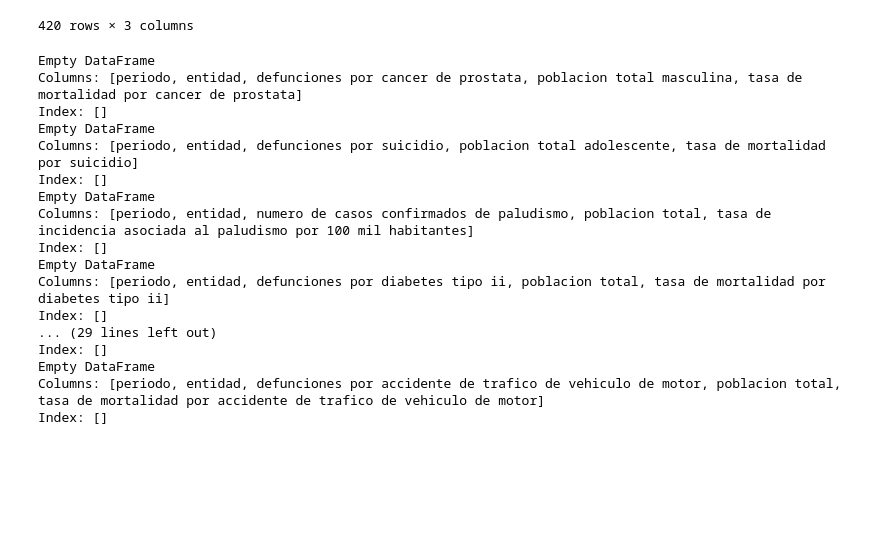
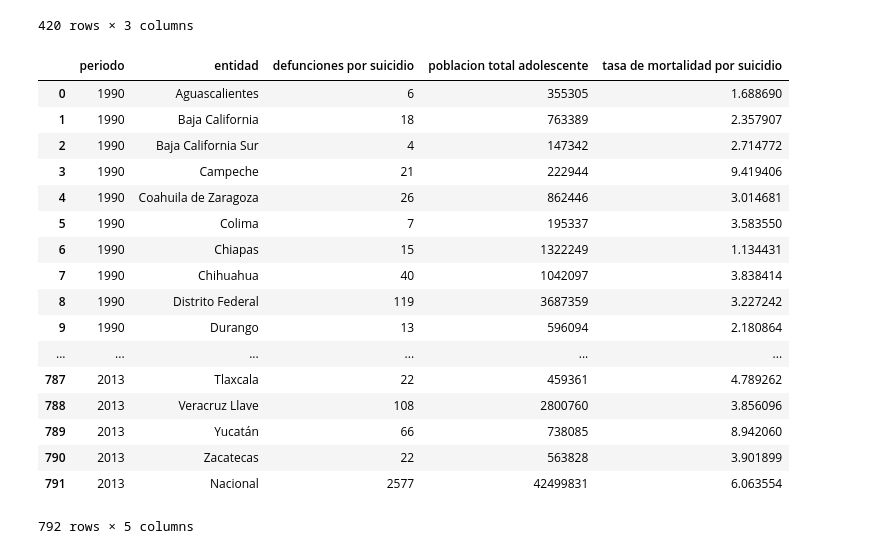
Before and after one commit to reneang17/esperanstica, a Jupyter notebook: indicadores-ods/salud/death-rate-analisis.ipynb, the cells around one changed output. Drawn from its saved outputs; the diff is of its cells as text; code cells hidden in the pictures; blank space fills up the shorter version.

Commit message:
Small progress on analisys of breast cancer

```diff
--- a/indicadores-ods/salud/death-rate-analisis.ipynb
+++ b/indicadores-ods/salud/death-rate-analisis.ipynb
@@ -23,7 +23,7 @@ cf.go_offline()
 import os
 
 path =  os.getcwd()
-datafolder="/tasa_mortalidad_serie_sistorica/"
+datafolder="/datos-tasa-mortalidad/"
 
 filenames = os.listdir(path+datafolder)
 # %%
@@ -52,15 +52,20 @@ dfs[9].rename(index=str,columns={'Tasa de Letalidad por 100':'tasa de letalidad
 # %%
 import string
 from unidecode import unidecode
+# %%
+
+for i in range(len(dfs)):
+    reps={a:unidecode(a).lower() for a in list(dfs[i])}
+    dfs[i].rename(index=str,columns=reps, inplace=True)
 # %%
-reps_global={
-      'entidad de ocurrencia':'entidad','entidad federativa':'entidad','entidad de residencia':'entidad',
+reps_global={'entidad federativa':'entidad',
+      'entidad de ocurrencia':'entidad','entidad de residencia':'entidad',
       'numero de casos confirmados de paludismo con prueba de gota gruesa positiva que fueron registrados':'numero de casos confirmados de paludismo',
       'tasa de mortalidad por tuberculosis (todas las formas), defunciones por cada 100 mil habitantes':'tasa de mortalidad por tuberculosis',
       'tasa de incidencia asociada a la tuberculosis (todas las formas) por 100 mil habitantes':'tasa de incidencia asociada a la tuberculosis',
       'numero de casos confirmados para fiebre hemorragica por dengue confirmados por laboratorio':'numero de confirmados para fiebre hemorragica por dengue'
             }
 for i in range(len(dfs)):
-    reps={a:unidecode(a).lower() for a in list(dfs[i])}
-    dfs[i].rename(index=str,columns=reps, inplace=True)
     dfs[i].rename(index=str,columns=reps_global, inplace=True)
+
+list(dfs[9])
@@ -143,27 +156,27 @@ master_df[Dengue]
 | 418 | 19 | 2805 | 0.677362 |
 | 419 | 0 | 0 | 0.000000 |
 420 rows × 3 columns
-# %%
-for df in dfs:
-    print(df.head(0))
-# %% [output]
-Empty DataFrame
-Columns: [periodo, entidad, defunciones por cancer de prostata, poblacion total masculina, tasa de mortalidad por cancer de prostata]
-Index: []
-Empty DataFrame
-Columns: [periodo, entidad, defunciones por suicidio, poblacion total adolescente, tasa de mortalidad por suicidio]
-Index: []
-Empty DataFrame
-Columns: [periodo, entidad, numero de casos confirmados de paludismo, poblacion total, tasa de incidencia asociada al paludismo por 100 mil habitantes]
-Index: []
-Empty DataFrame
-Columns: [periodo, entidad, defunciones por diabetes tipo ii, poblacion total, tasa de mortalidad por diabetes tipo ii]
-Index: []
-... (29 lines left out)
-Index: []
-Empty DataFrame
-Columns: [periodo, entidad, defunciones por accidente de trafico de vehiculo de motor, poblacion total, tasa de mortalidad por accidente de trafico de vehiculo de motor]
-Index: []
+# %%
+dfs[1]
+# %% [output]
+|  | periodo | entidad | defunciones por suicidio | poblacion total adolescente | tasa de mortalidad por suicidio |
+| 0 | 1990 | Aguascalientes | 6 | 355305 | 1.688690 |
+| 1 | 1990 | Baja California | 18 | 763389 | 2.357907 |
+| 2 | 1990 | Baja California Sur | 4 | 147342 | 2.714772 |
+| 3 | 1990 | Campeche | 21 | 222944 | 9.419406 |
+| 4 | 1990 | Coahuila de Zaragoza | 26 | 862446 | 3.014681 |
+| 5 | 1990 | Colima | 7 | 195337 | 3.583550 |
+| 6 | 1990 | Chiapas | 15 | 1322249 | 1.134431 |
+| 7 | 1990 | Chihuahua | 40 | 1042097 | 3.838414 |
+| 8 | 1990 | Distrito Federal | 119 | 3687359 | 3.227242 |
+| 9 | 1990 | Durango | 13 | 596094 | 2.180864 |
+| ... | ... | ... | ... | ... | ... |
+| 787 | 2013 | Tlaxcala | 22 | 459361 | 4.789262 |
+| 788 | 2013 | Veracruz Llave | 108 | 2800760 | 3.856096 |
+| 789 | 2013 | Yucatán | 66 | 738085 | 8.942060 |
+| 790 | 2013 | Zacatecas | 22 | 563828 | 3.901899 |
+| 791 | 2013 | Nacional | 2577 | 42499831 | 6.063554 |
+792 rows × 5 columns
 # %%
 #df_oax=df[df['Entidad federativa']=='Oaxaca']
 # %%
```
Also changed, not shown: parts of 13 cells of this notebook.
